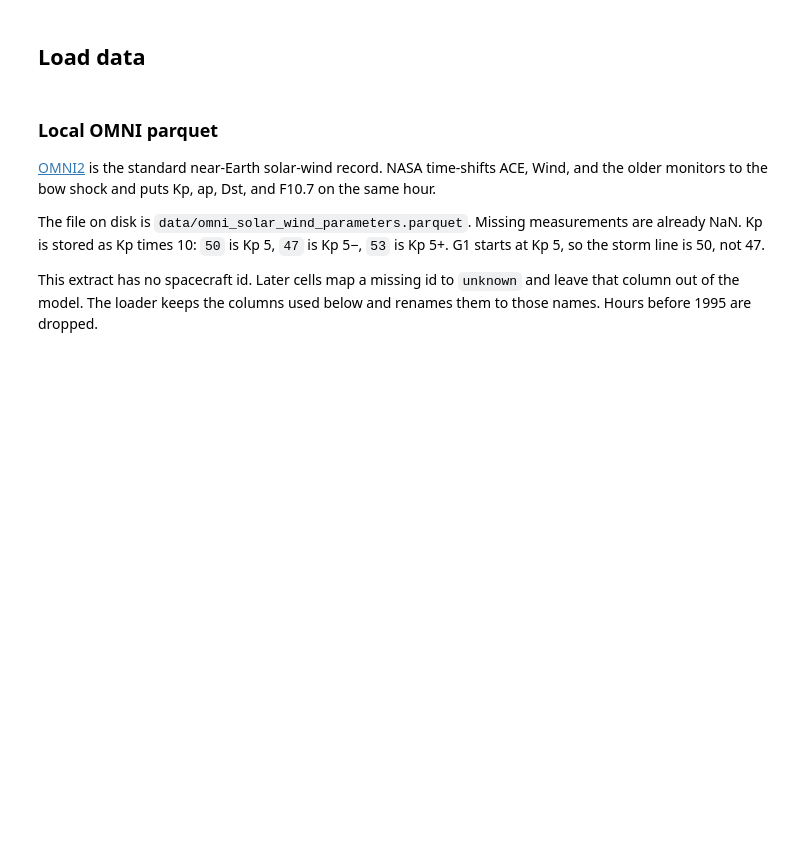
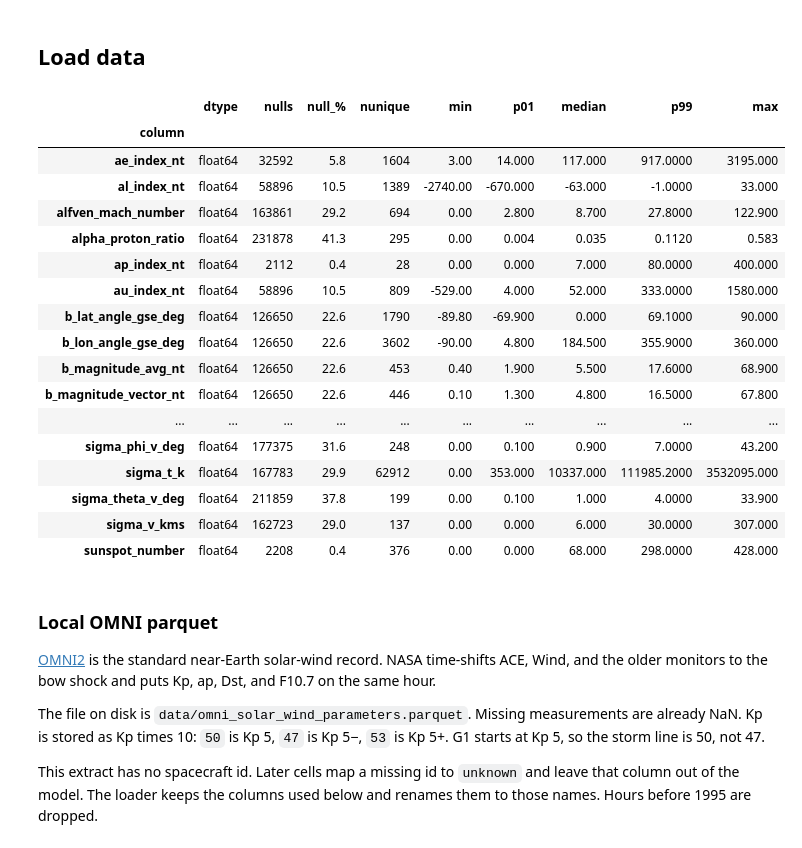
Before and after one commit to w-winnie/SpaceWeather, a Jupyter notebook: notebooks/storm_forecast.ipynb, the cells around one changed output. Saved outputs shown, nothing was run; the diff lists cells and outputs as text; code cells hidden in the pictures; blank space fills up the shorter version.

```diff
--- a/notebooks/storm_forecast.ipynb
+++ b/notebooks/storm_forecast.ipynb
@@ -59,3 +59,39 @@ GAP = pd.Timedelta(hours=6)
 RANDOM_STATE = 0
 # %% [markdown]
 ## Load data
+# %%
+full = pd.read_parquet(OMNI_PATH)
+
+profile = pd.DataFrame({
+    "dtype":   full.dtypes.astype(str),
+    "nulls":   full.isna().sum(),
+    "null_%":  (100 * full.isna().mean()).round(1),
+    "nunique": full.nunique(),
+    "min":     full.min(numeric_only=True),
+    "p01":     full.quantile(0.01, numeric_only=True),
+    "median":  full.median(numeric_only=True),
+    "p99":     full.quantile(0.99, numeric_only=True),
+    "max":     full.max(numeric_only=True),
+})
+profile.index.name = "column"
+pd.set_option("display.max_rows", 100, "display.width", 200)
+profile
+# %% [output]
+|  | dtype | nulls | null_% | nunique | min | p01 | median | p99 | max |
+| column |  |  |  |  |  |  |  |  |  |
+| ae_index_nt | float64 | 32592 | 5.8 | 1604 | 3.00 | 14.000 | 117.000 | 917.0000 | 3195.000 |
+| al_index_nt | float64 | 58896 | 10.5 | 1389 | -2740.00 | -670.000 | -63.000 | -1.0000 | 33.000 |
+| alfven_mach_number | float64 | 163861 | 29.2 | 694 | 0.00 | 2.800 | 8.700 | 27.8000 | 122.900 |
+| alpha_proton_ratio | float64 | 231878 | 41.3 | 295 | 0.00 | 0.004 | 0.035 | 0.1120 | 0.583 |
+| ap_index_nt | float64 | 2112 | 0.4 | 28 | 0.00 | 0.000 | 7.000 | 80.0000 | 400.000 |
+| au_index_nt | float64 | 58896 | 10.5 | 809 | -529.00 | 4.000 | 52.000 | 333.0000 | 1580.000 |
+| b_lat_angle_gse_deg | float64 | 126650 | 22.6 | 1790 | -89.80 | -69.900 | 0.000 | 69.1000 | 90.000 |
+| b_lon_angle_gse_deg | float64 | 126650 | 22.6 | 3602 | -90.00 | 4.800 | 184.500 | 355.9000 | 360.000 |
+| b_magnitude_avg_nt | float64 | 126650 | 22.6 | 453 | 0.40 | 1.900 | 5.500 | 17.6000 | 68.900 |
+| b_magnitude_vector_nt | float64 | 126650 | 22.6 | 446 | 0.10 | 1.300 | 4.800 | 16.5000 | 67.800 |
+| ... | ... | ... | ... | ... | ... | ... | ... | ... | ... |
+| sigma_phi_v_deg | float64 | 177375 | 31.6 | 248 | 0.00 | 0.100 | 0.900 | 7.0000 | 43.200 |
+| sigma_t_k | float64 | 167783 | 29.9 | 62912 | 0.00 | 353.000 | 10337.000 | 111985.2000 | 3532095.000 |
+| sigma_theta_v_deg | float64 | 211859 | 37.8 | 199 | 0.00 | 0.100 | 1.000 | 4.0000 | 33.900 |
+| sigma_v_kms | float64 | 162723 | 29.0 | 137 | 0.00 | 0.000 | 6.000 | 30.0000 | 307.000 |
+| sunspot_number | float64 | 2208 | 0.4 | 376 | 0.00 | 0.000 | 68.000 | 298.0000 | 428.000 |
```
Also changed, not shown: parts of 60 cells of this notebook.
